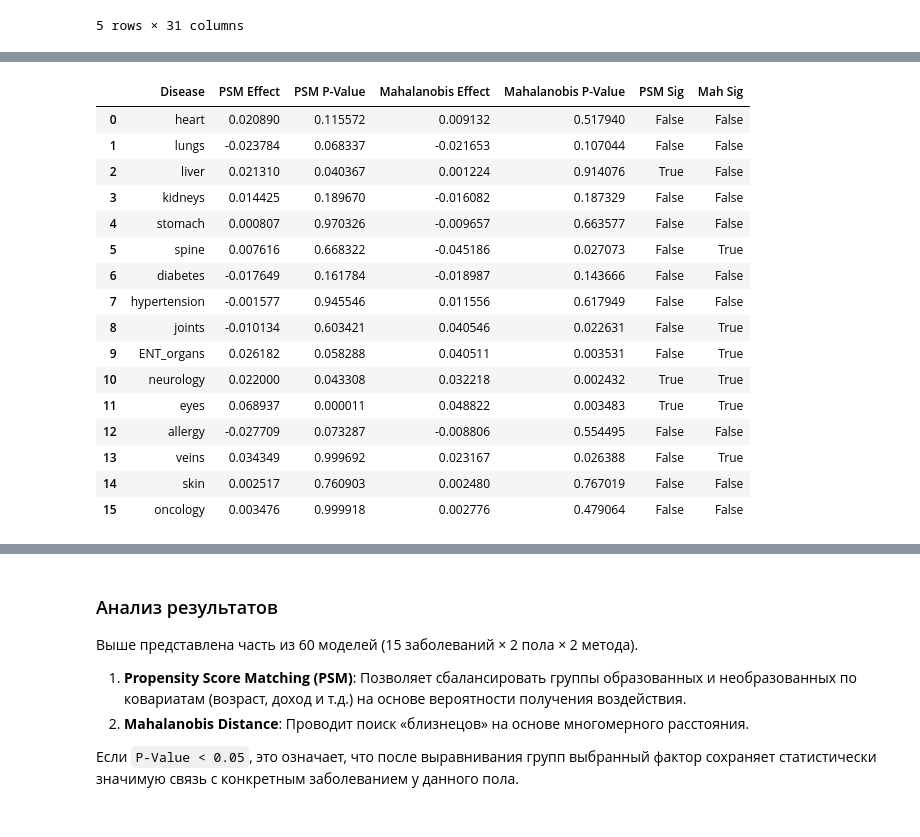
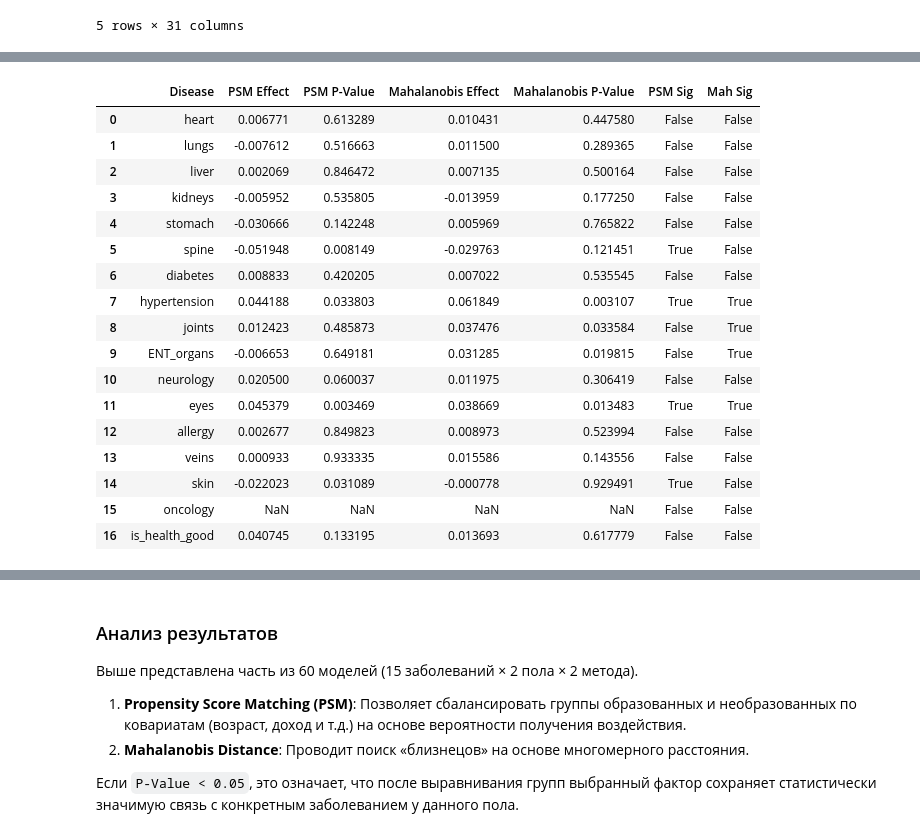
Before and after one commit to alexveider1/Econometrics-project, a Jupyter notebook: matching/matching.ipynb, the cells around one changed output, grey strips where cells are left out. Saved outputs shown, nothing was run; the diff lists cells and outputs as text; code cells hidden in the pictures.

```diff
--- a/matching/matching.ipynb
+++ b/matching/matching.ipynb
@@ -184,20 +59,0 @@ for g_name, g_df in [("Men", df_men), ("Women", df_women)]:
-# %%
-final_tables["Men"]
-# %% [output]
-|  | Disease | PSM Effect | PSM P-Value | Mahalanobis Effect | Mahalanobis P-Value | PSM Sig | Mah Sig |
-| 0 | heart | 0.020890 | 0.115572 | 0.009132 | 0.517940 | False | False |
-| 1 | lungs | -0.023784 | 0.068337 | -0.021653 | 0.107044 | False | False |
-| 2 | liver | 0.021310 | 0.040367 | 0.001224 | 0.914076 | True | False |
-| 3 | kidneys | 0.014425 | 0.189670 | -0.016082 | 0.187329 | False | False |
-| 4 | stomach | 0.000807 | 0.970326 | -0.009657 | 0.663577 | False | False |
-| 5 | spine | 0.007616 | 0.668322 | -0.045186 | 0.027073 | False | True |
-| 6 | diabetes | -0.017649 | 0.161784 | -0.018987 | 0.143666 | False | False |
-| 7 | hypertension | -0.001577 | 0.945546 | 0.011556 | 0.617949 | False | False |
-| 8 | joints | -0.010134 | 0.603421 | 0.040546 | 0.022631 | False | True |
-| 9 | ENT_organs | 0.026182 | 0.058288 | 0.040511 | 0.003531 | False | True |
-| 10 | neurology | 0.022000 | 0.043308 | 0.032218 | 0.002432 | True | True |
-| 11 | eyes | 0.068937 | 0.000011 | 0.048822 | 0.003483 | True | True |
-| 12 | allergy | -0.027709 | 0.073287 | -0.008806 | 0.554495 | False | False |
-| 13 | veins | 0.034349 | 0.999692 | 0.023167 | 0.026388 | False | True |
-| 14 | skin | 0.002517 | 0.760903 | 0.002480 | 0.767019 | False | False |
-| 15 | oncology | 0.003476 | 0.999918 | 0.002776 | 0.479064 | False | False |
@@ -205,0 +257,22 @@ final_tables["Women"]
+# %%
+final_tables["Men"].to_latex("../assets/men.tex")
+final_tables["Men"]
+# %% [output]
+|  | Disease | PSM Effect | PSM P-Value | Mahalanobis Effect | Mahalanobis P-Value | PSM Sig | Mah Sig |
+| 0 | heart | 0.006771 | 0.613289 | 0.010431 | 0.447580 | False | False |
+| 1 | lungs | -0.007612 | 0.516663 | 0.011500 | 0.289365 | False | False |
+| 2 | liver | 0.002069 | 0.846472 | 0.007135 | 0.500164 | False | False |
+| 3 | kidneys | -0.005952 | 0.535805 | -0.013959 | 0.177250 | False | False |
+| 4 | stomach | -0.030666 | 0.142248 | 0.005969 | 0.765822 | False | False |
+| 5 | spine | -0.051948 | 0.008149 | -0.029763 | 0.121451 | True | False |
+| 6 | diabetes | 0.008833 | 0.420205 | 0.007022 | 0.535545 | False | False |
+| 7 | hypertension | 0.044188 | 0.033803 | 0.061849 | 0.003107 | True | True |
+| 8 | joints | 0.012423 | 0.485873 | 0.037476 | 0.033584 | False | True |
+| 9 | ENT_organs | -0.006653 | 0.649181 | 0.031285 | 0.019815 | False | True |
+| 10 | neurology | 0.020500 | 0.060037 | 0.011975 | 0.306419 | False | False |
+| 11 | eyes | 0.045379 | 0.003469 | 0.038669 | 0.013483 | True | True |
+| 12 | allergy | 0.002677 | 0.849823 | 0.008973 | 0.523994 | False | False |
+| 13 | veins | 0.000933 | 0.933335 | 0.015586 | 0.143556 | False | False |
+| 14 | skin | -0.022023 | 0.031089 | -0.000778 | 0.929491 | True | False |
+| 15 | oncology | NaN | NaN | NaN | NaN | False | False |
+| 16 | is_health_good | 0.040745 | 0.133195 | 0.013693 | 0.617779 | False | False |
```
Also changed, not shown: parts of 8 cells of this notebook, 3 other files.
